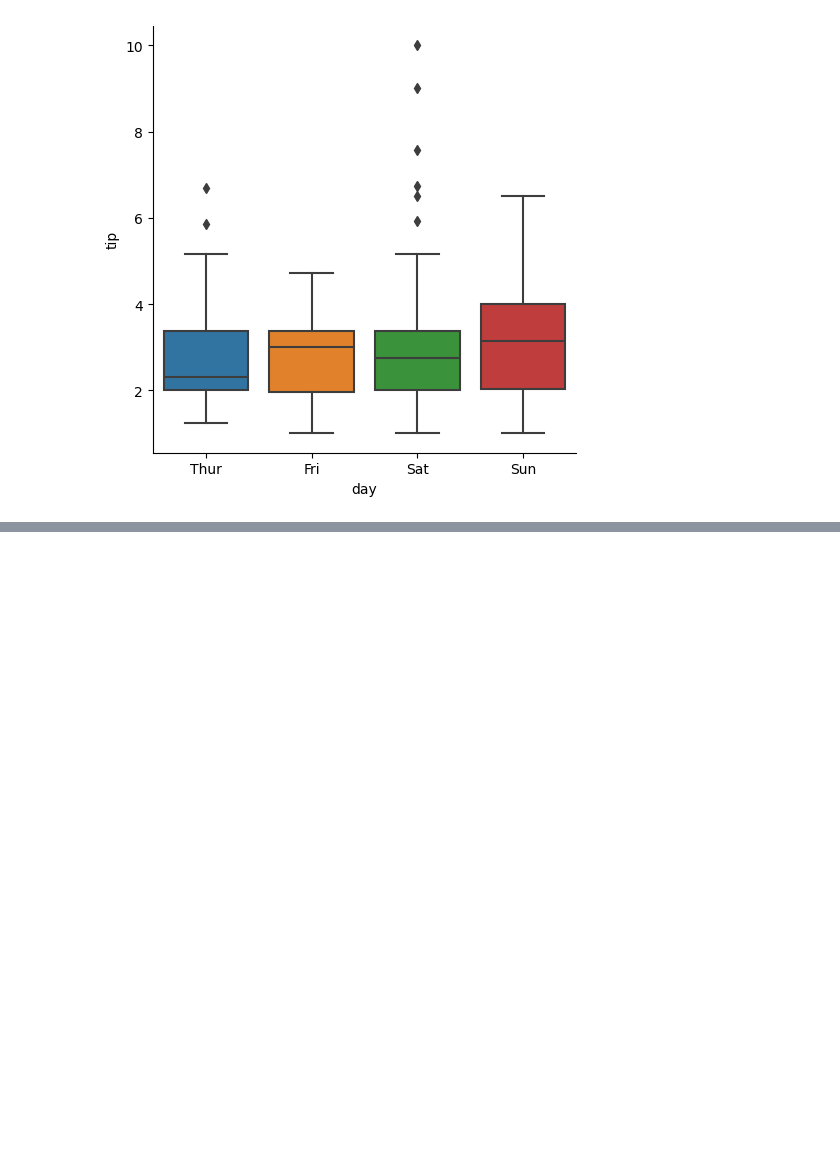
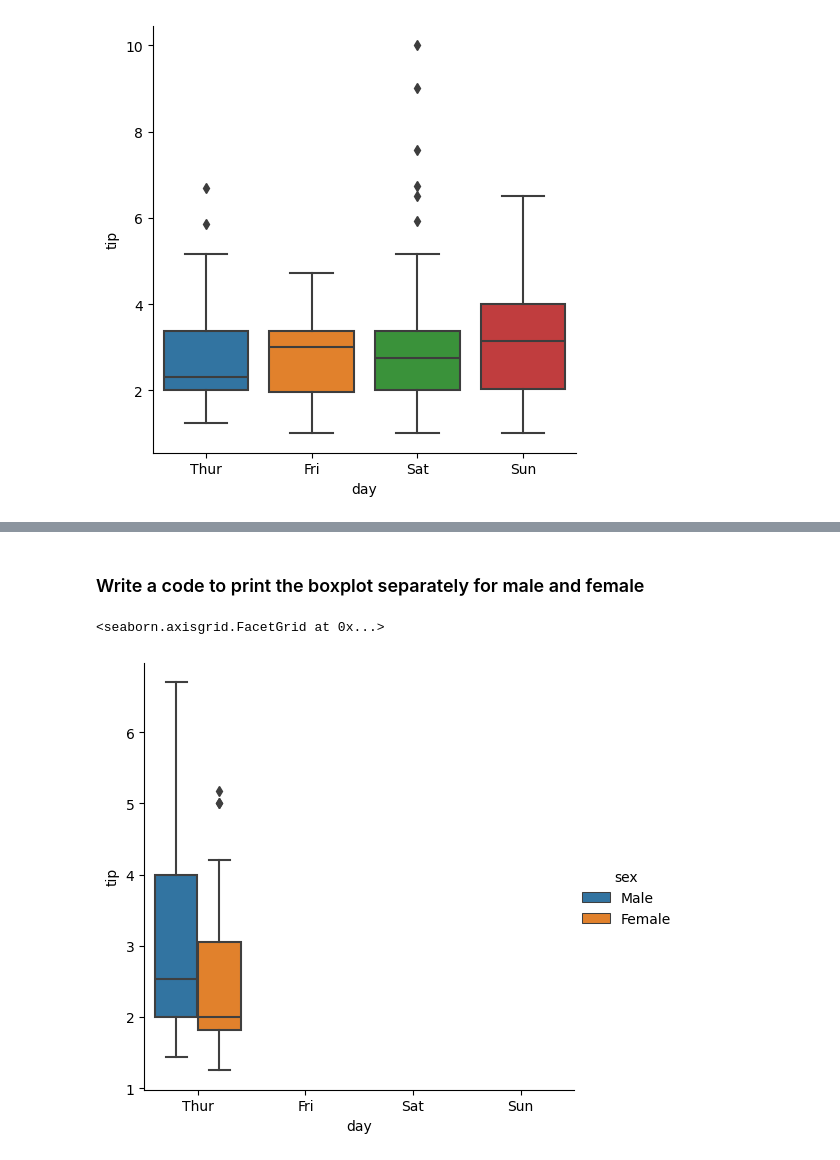
Before and after one commit to Templar121/Advanced-ML-with-Python, a Jupyter notebook: DAY 2/Seaborn + Pandas.ipynb, the cells around one changed output, grey strips where cells are left out. Cells and saved outputs as stored; diff of their text form; code cells hidden in the pictures; blank space fills up the shorter version.

```diff
--- a/DAY 2/Seaborn + Pandas.ipynb
+++ b/DAY 2/Seaborn + Pandas.ipynb
@@ -351,0 +361,7 @@ sns.catplot(x = 'day', y = 'tip', data = tp, kind = 'box')
+# %% [markdown]
+### Write a code to print the boxplot separately for male and female
+# %%
+sns.catplot(x = 'day', y = 'tip', data = thur, kind = 'box', hue = 'sex')
+# %% [output]
+<seaborn.axisgrid.FacetGrid at 0x...>
+[figure, added]
```
Also changed, not shown: parts of 46 cells of this notebook.
